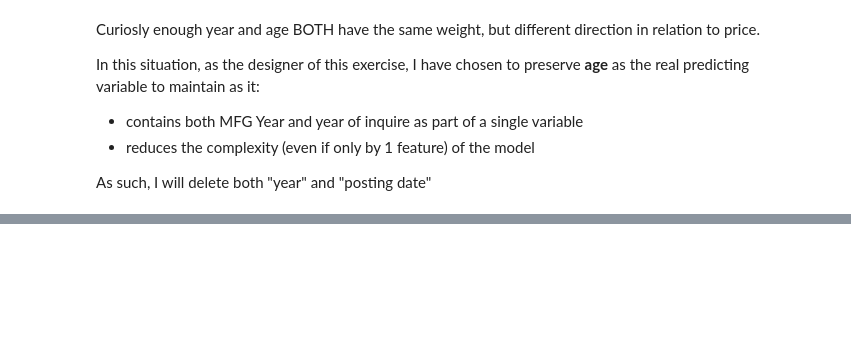
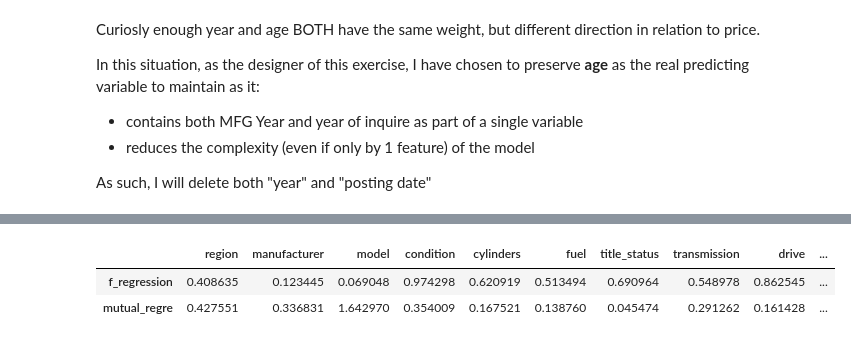
Before and after one commit to alexkingsing/used_cars, a Jupyter notebook: Used_cars_Dev.ipynb, the cells around one changed output, grey strips where cells are left out. Drawn from its saved outputs; the diff is of its cells as text; code cells hidden in the pictures; blank space fills up the shorter version.

```diff
--- a/Used_cars_Dev.ipynb
+++ b/Used_cars_Dev.ipynb
@@ -487,4 +487,38 @@ X_parent = df.drop(columns = "price")
 X_split, X_test, y_split, y_test = train_test_split(X_parent, y, train_size = 0.8)
 # %%
 # creating the 2nd split. This one creates the train and validation splits
-X_train, X_val, y_train, y_val = train_test_split(X_parent, y, train_size = 0.75)
+X_train, X_val, y_train, y_val = train_test_split(X_split, y_split, train_size = 0.75)
+# %%
+# first we need to encode the categorical and features since we can't process them as it is
+## instantiating scalers
+ord_enc = OrdinalEncoder()
+norm_sca = StandardScaler()
+
+## separating categorical and numerical features
+cat_feats = X_train.select_dtypes(include="object")
+num_feats = X_train.select_dtypes(include="float64")
+
+## fitting scalers
+ord_enc.fit(cat_feats)
+norm_sca.fit(num_feats)
+
+## re-assigning variables
+cat_feats = ord_enc.transform(cat_feats)
+num_feats = norm_sca.transform(num_feats)
+
+## concatenating arrays
+X_stats = np.concatenate([cat_feats, num_feats], axis=1)
+# %%
+f_arrray = f_regression(X_stats, y_train)
+# %%
+mut_info = mutual_info_regression(X_stats, y_train)
+# %%
+# creating a results table
+cat_cols = list(X_train.select_dtypes(include="object").columns) # extreacting categorical columns
+num_cols = list(X_train.select_dtypes(include="float64")) # extracting numerical columns
+cols = cat_cols + num_cols # setting columns in correct order and then merging lists
+pd.DataFrame([f_arrray[1], mut_info], index = ["f_regression", "mutual_regre"], columns = cols) #I'm only keeping the p-values of f_regression
+# %% [output]
+|  | region | manufacturer | model | condition | cylinders | fuel | title_status | transmission | drive | ... |
+| f_regression | 0.408635 | 0.123445 | 0.069048 | 0.974298 | 0.620919 | 0.513494 | 0.690964 | 0.548978 | 0.862545 | ... |
+| mutual_regre | 0.427551 | 0.336831 | 1.642970 | 0.354009 | 0.167521 | 0.138760 | 0.045474 | 0.291262 | 0.161428 | ... |
```
Also changed, not shown: parts of 3 cells of this notebook.
